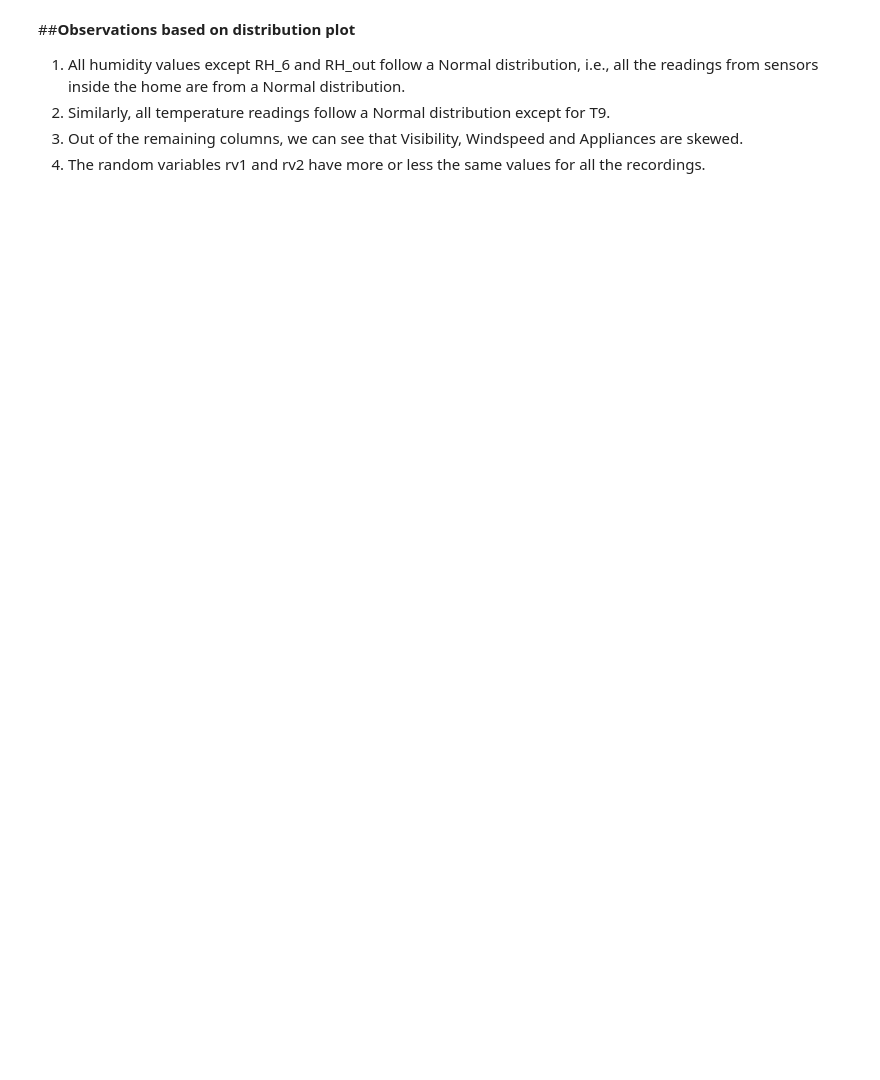
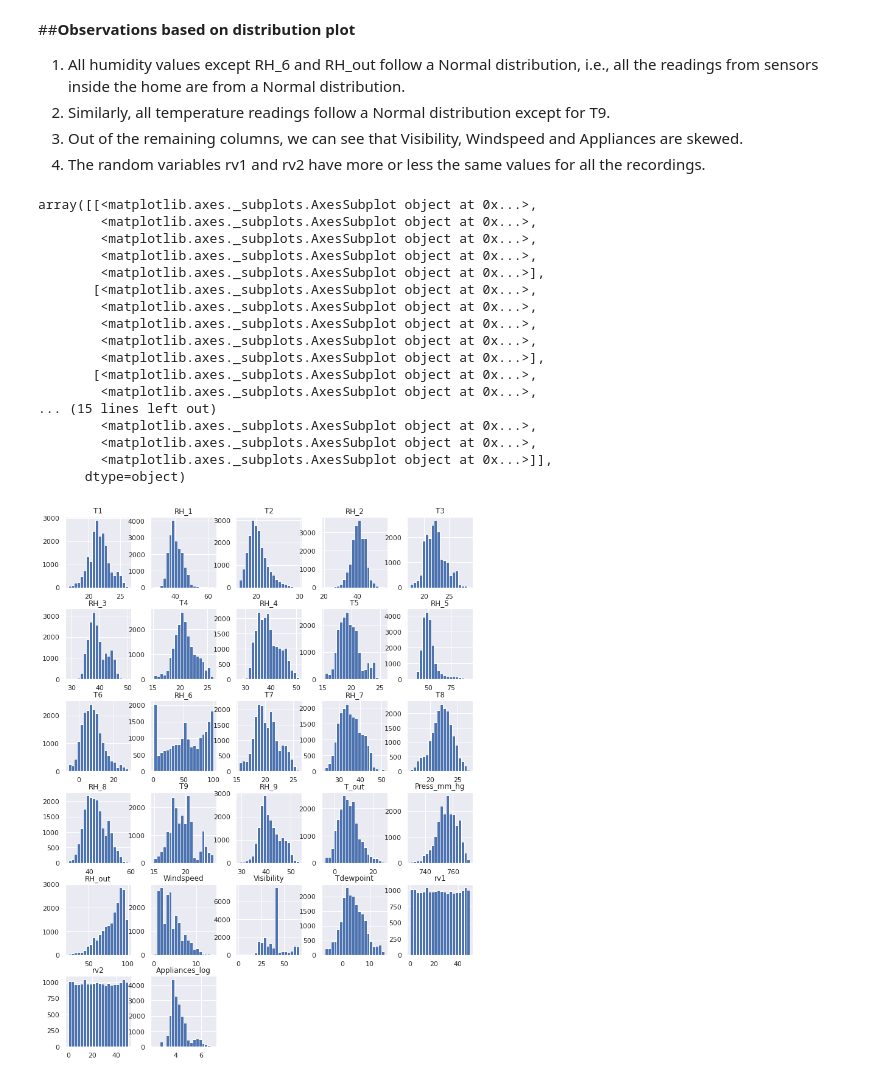
Before and after one commit to IfrazQazi/Appliances-Energy-Prediction-Capstone_Project, a Jupyter notebook: Appliances_Energy_Prediction_Capstone_Project.ipynb, the cells around one changed output. Cells and saved outputs as stored; diff of their text form; code cells hidden in the pictures; blank space fills up the shorter version.

```diff
--- a/Appliances_Energy_Prediction_Capstone_Project.ipynb
+++ b/Appliances_Energy_Prediction_Capstone_Project.ipynb
@@ -389,3 +389,9 @@ energyP_df.drop('time',axis=1,inplace=True)
+# %%
+# droping month column
+energyP_df.drop('month',axis=1,inplace=True)
+# %%
+# drop day column
+energyP_df.drop('day',axis=1,inplace=True)
 # %%
 # selecting numeric features from data set
 numeric_features = energyP_df.describe().columns
@@ -430,6 +436,28 @@ for var in numeric_features:
 2. Similarly, all temperature readings follow a Normal distribution except for T9.
 3. Out of the remaining columns, we can see that Visibility, Windspeed and Appliances are skewed.
 4. The random variables rv1 and rv2 have more or less the same values for all the recordings.
+# %%
+# Histogram of all the features to understand the distribution
+energyP_df.hist(bins = 20 , figsize= (12,16))
+# %% [output]
+array([[<matplotlib.axes._subplots.AxesSubplot object at 0x...>,
+        <matplotlib.axes._subplots.AxesSubplot object at 0x...>,
+        <matplotlib.axes._subplots.AxesSubplot object at 0x...>,
+        <matplotlib.axes._subplots.AxesSubplot object at 0x...>,
+        <matplotlib.axes._subplots.AxesSubplot object at 0x...>],
+       [<matplotlib.axes._subplots.AxesSubplot object at 0x...>,
+        <matplotlib.axes._subplots.AxesSubplot object at 0x...>,
+        <matplotlib.axes._subplots.AxesSubplot object at 0x...>,
+        <matplotlib.axes._subplots.AxesSubplot object at 0x...>,
+        <matplotlib.axes._subplots.AxesSubplot object at 0x...>],
+       [<matplotlib.axes._subplots.AxesSubplot object at 0x...>,
+        <matplotlib.axes._subplots.AxesSubplot object at 0x...>,
+... (15 lines left out)
+        <matplotlib.axes._subplots.AxesSubplot object at 0x...>,
+        <matplotlib.axes._subplots.AxesSubplot object at 0x...>,
+        <matplotlib.axes._subplots.AxesSubplot object at 0x...>]],
+      dtype=object)
+[figure, added]
 # %%
 label=energyP_df['Appliances_log']
 # %%
```
Also changed, not shown: parts of 11 cells of this notebook.
